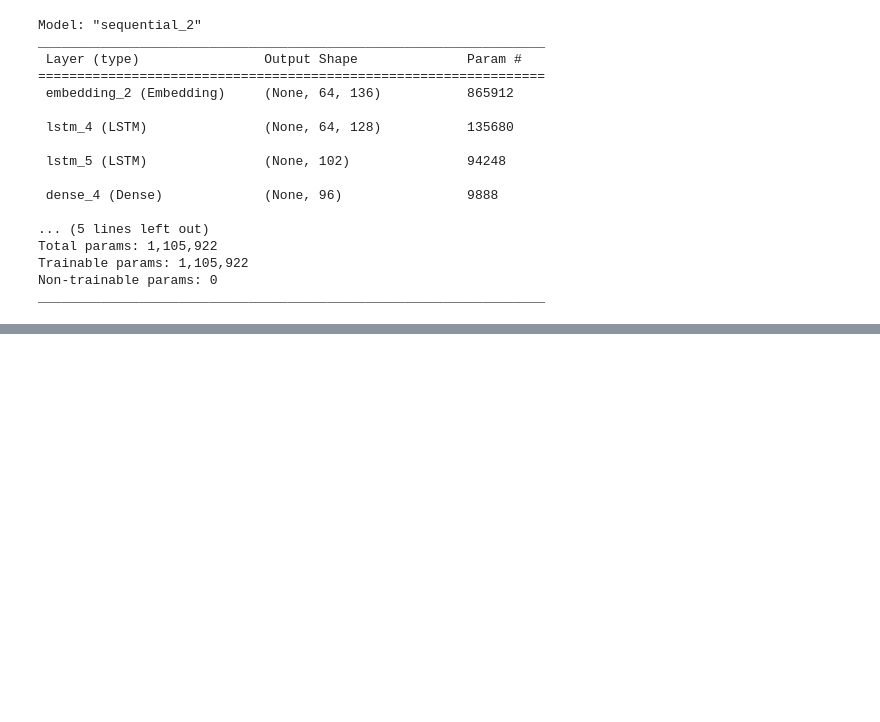
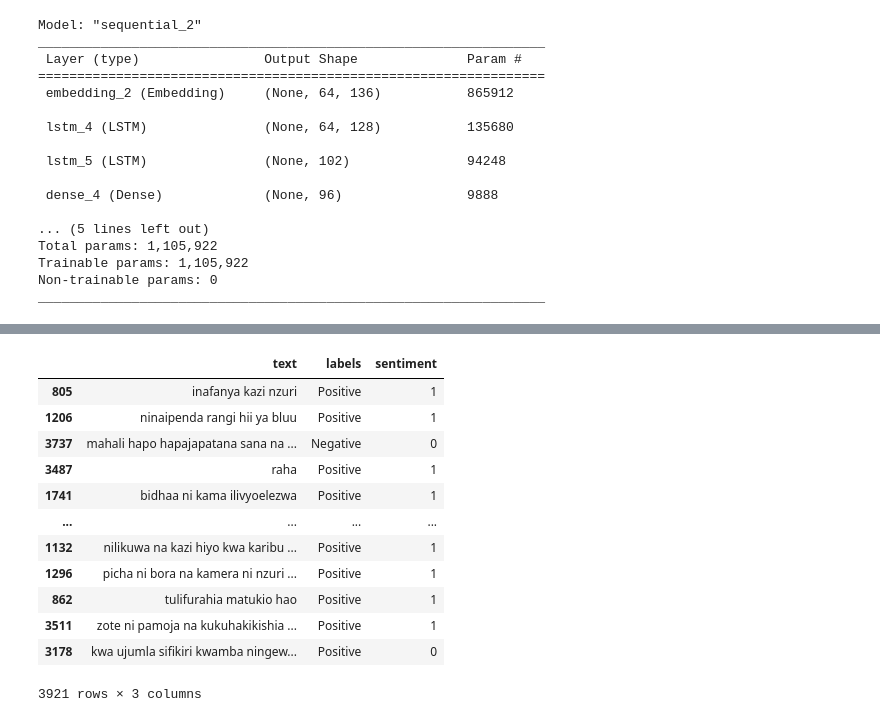
Before and after one commit to eddiegulay/Swahili-Sement-Classification, a Jupyter notebook: sarufi_dataset_training.ipynb, the cells around one changed output, grey strips where cells are left out. Cells and saved outputs as stored; diff of their text form; code cells hidden in the pictures; blank space fills up the shorter version.

```diff
--- a/sarufi_dataset_training.ipynb
+++ b/sarufi_dataset_training.ipynb
@@ -333,0 +351,16 @@ train.label.value_counts().plot(kind='bar')
+# %%
+train.drop(['id', 'comment', 'label'], axis=1)
+# %% [output]
+|  | text | labels | sentiment |
+| 805 | inafanya kazi nzuri | Positive | 1 |
+| 1206 | ninaipenda rangi hii ya bluu | Positive | 1 |
+| 3737 | mahali hapo hapajapatana sana na ... | Negative | 0 |
+| 3487 | raha | Positive | 1 |
+| 1741 | bidhaa ni kama ilivyoelezwa | Positive | 1 |
+| ... | ... | ... | ... |
+| 1132 | nilikuwa na kazi hiyo kwa karibu ... | Positive | 1 |
+| 1296 | picha ni bora na kamera ni nzuri ... | Positive | 1 |
+| 862 | tulifurahia matukio hao | Positive | 1 |
+| 3511 | zote ni pamoja na kukuhakikishia ... | Positive | 1 |
+| 3178 | kwa ujumla sifikiri kwamba ningew... | Positive | 0 |
+3921 rows × 3 columns
```
Also changed, not shown: parts of 8 cells of this notebook, 1 other file.
